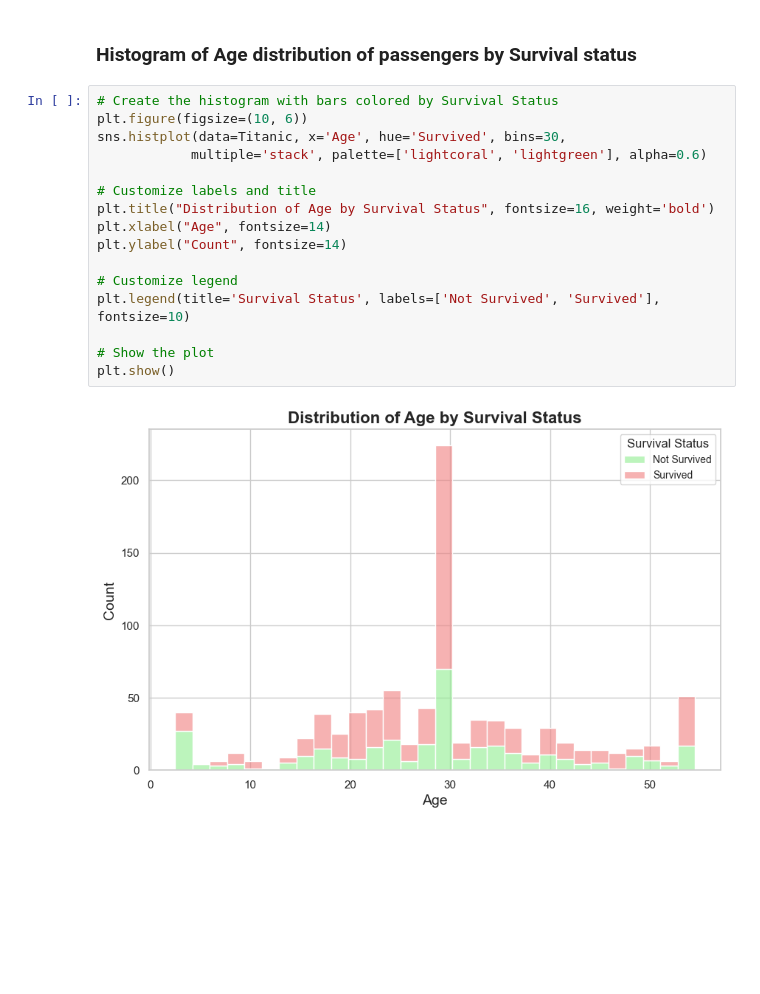
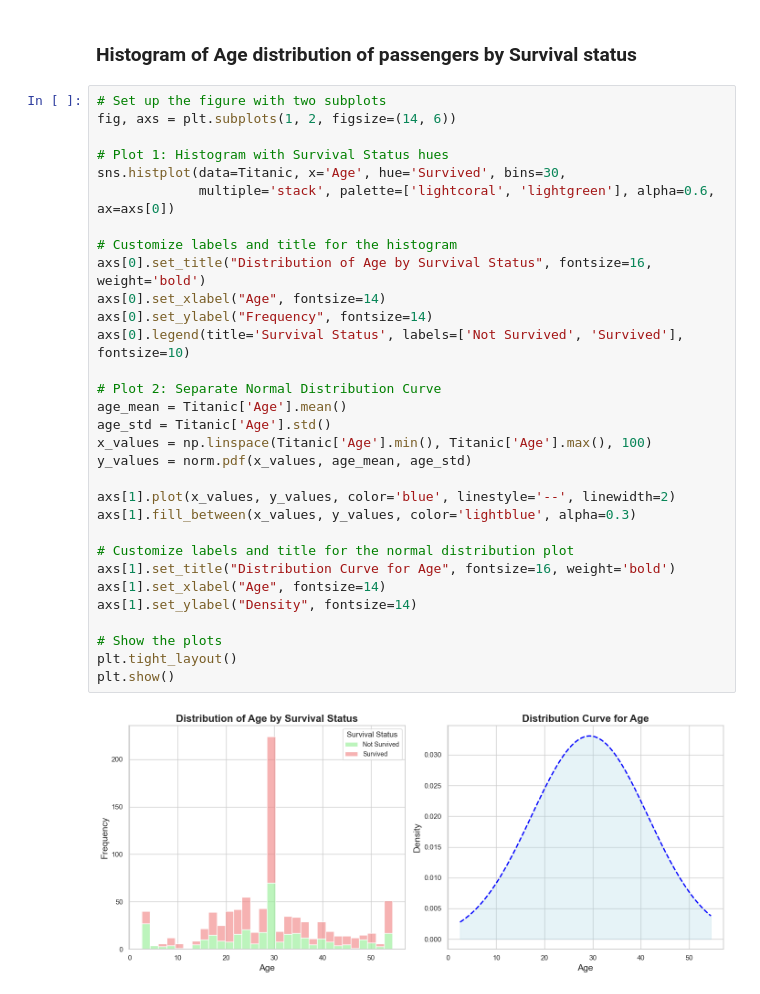
Before and after one commit to SnitTeshome/PRODIGY_DS_02, a Jupyter notebook: Task -02.ipynb, the cells around one changed output. Drawn from its saved outputs; the diff is of its cells as text; blank space fills up the shorter version.

```diff
--- a/Task -02.ipynb
+++ b/Task -02.ipynb
@@ -824,24 +827,39 @@ The chart indicates that **Southampton** was the primary embarkation port for th
 ---
 # %% [markdown]
 ###  Histogram of Age distribution of passengers  by Survival status
-# %%
-# Create the histogram with bars colored by Survival Status
-plt.figure(figsize=(10, 6))
-sns.histplot(data=Titanic, x='Age', hue='Survived', bins=30,
-            multiple='stack', palette=['lightcoral', 'lightgreen'], alpha=0.6)
-
-# Customize labels and title
-plt.title("Distribution of Age by Survival Status", fontsize=16, weight='bold')
-plt.xlabel("Age", fontsize=14)
-plt.ylabel("Count", fontsize=14)
-
-# Customize legend
-plt.legend(title='Survival Status', labels=['Not Survived', 'Survived'], fontsize=10)
-
-# Show the plot
-plt.show()
-# %% [output]
-[figure, removed]
+# %%
+# Set up the figure with two subplots
+fig, axs = plt.subplots(1, 2, figsize=(14, 6))
+
+# Plot 1: Histogram with Survival Status hues
+sns.histplot(data=Titanic, x='Age', hue='Survived', bins=30,
+             multiple='stack', palette=['lightcoral', 'lightgreen'], alpha=0.6, ax=axs[0])
+
+# Customize labels and title for the histogram
+axs[0].set_title("Distribution of Age by Survival Status", fontsize=16, weight='bold')
+axs[0].set_xlabel("Age", fontsize=14)
+axs[0].set_ylabel("Frequency", fontsize=14)
+axs[0].legend(title='Survival Status', labels=['Not Survived', 'Survived'], fontsize=10)
+
+# Plot 2: Separate Normal Distribution Curve
+age_mean = Titanic['Age'].mean()
+age_std = Titanic['Age'].std()
+x_values = np.linspace(Titanic['Age'].min(), Titanic['Age'].max(), 100)
+y_values = norm.pdf(x_values, age_mean, age_std)
+
+axs[1].plot(x_values, y_values, color='blue', linestyle='--', linewidth=2)
+axs[1].fill_between(x_values, y_values, color='lightblue', alpha=0.3)
+
+# Customize labels and title for the normal distribution plot
+axs[1].set_title("Distribution Curve for Age", fontsize=16, weight='bold')
+axs[1].set_xlabel("Age", fontsize=14)
+axs[1].set_ylabel("Density", fontsize=14)
+
+# Show the plots
+plt.tight_layout()
+plt.show()
+# %% [output]
+[figure, added]
 # %% [markdown]
 ##### `"Distribution of Age by Survival Status"`
 
```
Also changed, not shown: parts of 3 cells of this notebook.
